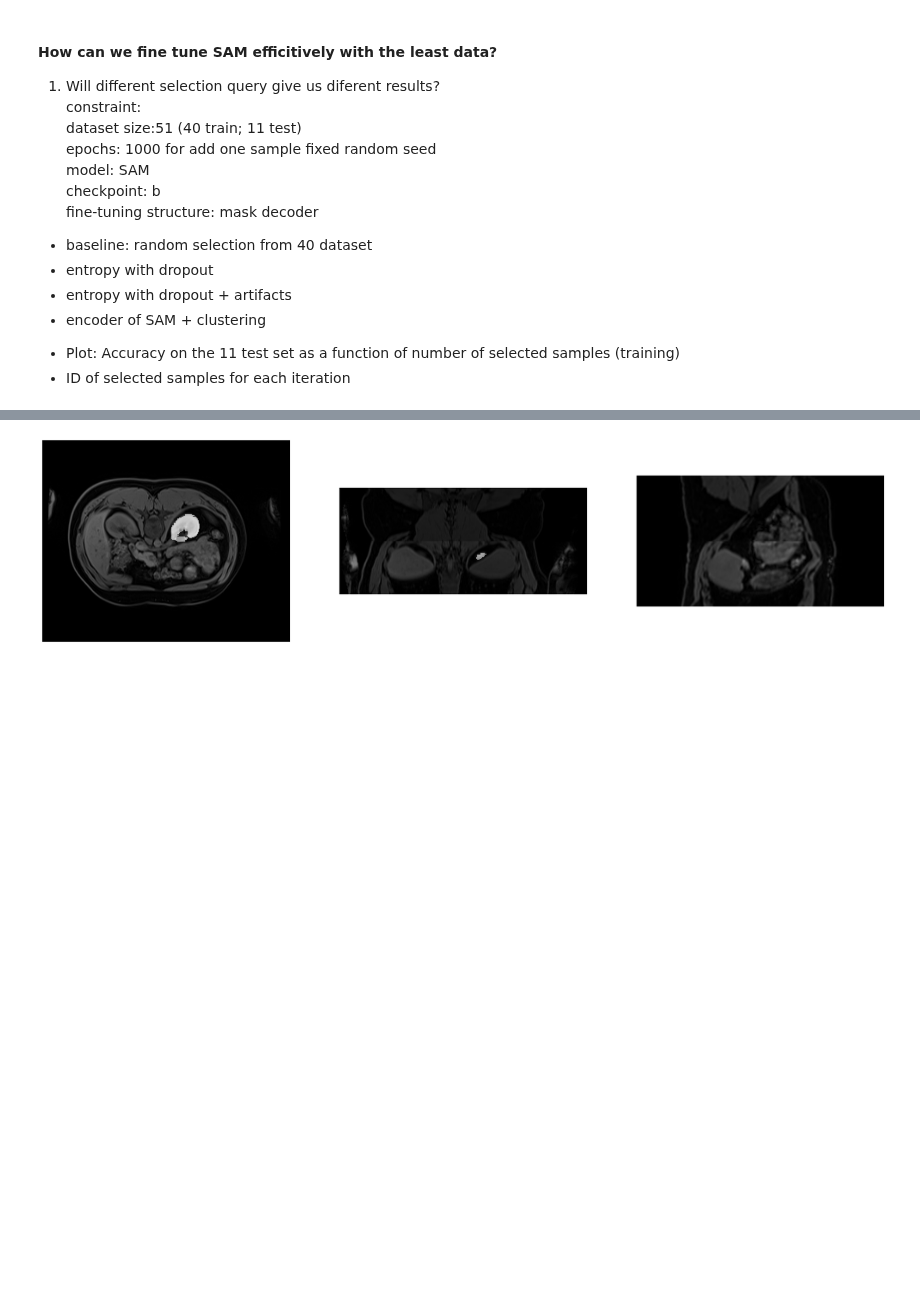
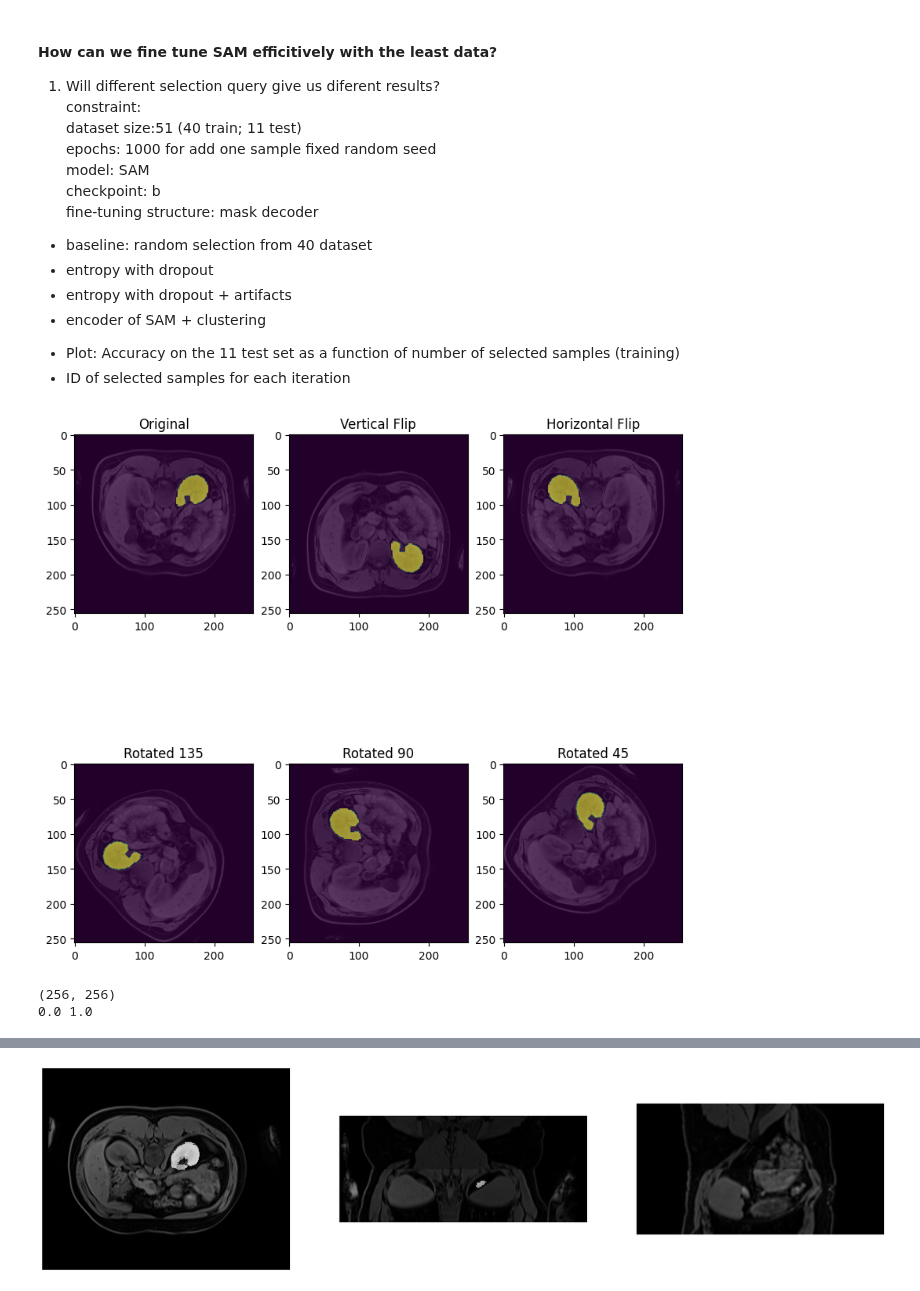
Before and after one commit to yexincheng/ALMRI, a Jupyter notebook: research_questions.ipynb, the cells around one changed output, grey strips where cells are left out. Drawn from its saved outputs; the diff is of its cells as text; code cells hidden in the pictures; blank space fills up the shorter version.

```diff
--- a/research_questions.ipynb
+++ b/research_questions.ipynb
@@ -104,0 +182,36 @@ os.makedirs(save_path_ckp_epoch, exist_ok=True)
+# %%
+fig, ax = plt.subplots(2, 3, figsize=(10, 10))
+index = 22
+ax[0,0].imshow(imgs[index])
+ax[0,0].imshow(gts[index], alpha=0.5)
+ax[0,0].title.set_text('Original')
+
+ax[0,1].imshow(transformed_img[4][index])
+ax[0,1].imshow(transformed_gt[4][index], alpha=0.5)
+ax[0,1].title.set_text('Vertical Flip')
+
+ax[0,2].imshow(transformed_img[3][index])
+ax[0,2].imshow(transformed_gt[3][index], alpha=0.5)
+ax[0,2].title.set_text('Horizontal Flip')
+
+ax[1,0].imshow(transformed_img[2][index])
+ax[1,0].imshow(transformed_gt[2][index], alpha=0.5)
+ax[1,0].title.set_text('Rotated 135')
+
+ax[1,1].imshow(transformed_img[1][index])
+ax[1,1].imshow(transformed_gt[1][index], alpha=0.5)
+ax[1,1].title.set_text('Rotated 90')
+
+ax[1,2].imshow(transformed_img[0][index])
+ax[1,2].imshow(transformed_gt[0][index], alpha=0.5)
+ax[1,2].title.set_text('Rotated 45')
+plt.show()
+# %% [output]
+[figure, added]
+# %%
+slice_45 = rotate(gts[index], 45, preserve_range=True)
+print(slice_45.shape)
+print(np.min(slice_45), np.max(slice_45))
+# %% [output]
+(256, 256)
+0.0 1.0
```
Also changed, not shown: parts of 11 cells of this notebook.
